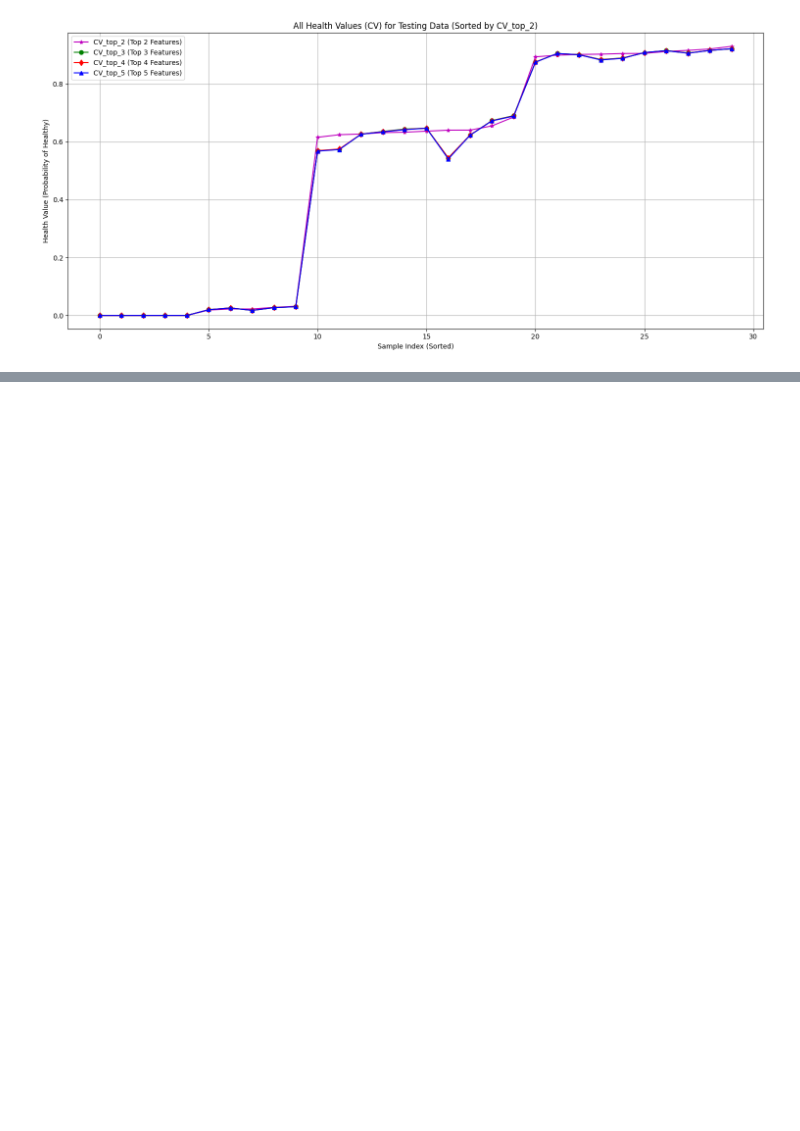
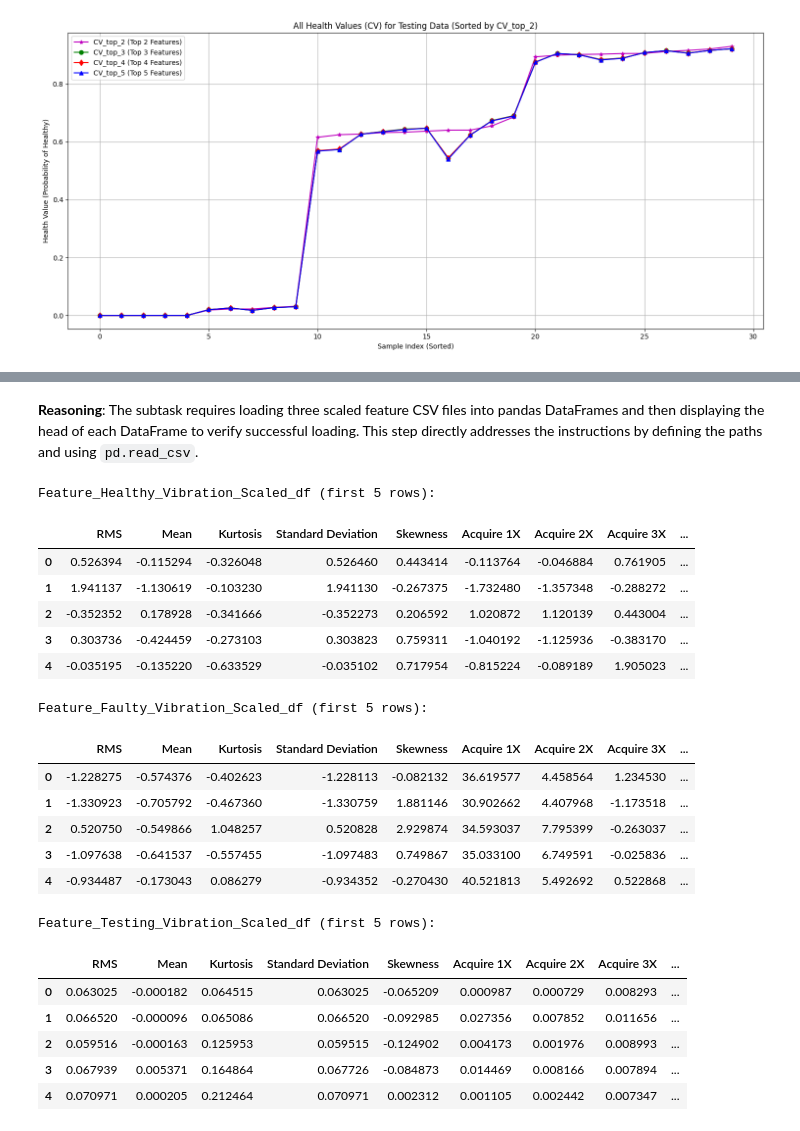
Before and after one commit to sula316/ML_Exercise1_Rotary_machine, a Jupyter notebook: ML_Exercise1_Rotary_machine_Step1_Data_Preprocessing.ipynb, the cells around one changed output, grey strips where cells are left out. Drawn from its saved outputs; the diff is of its cells as text; code cells hidden in the pictures; blank space fills up the shorter version.

```diff
--- a/ML_Exercise1_Rotary_machine_Step1_Data_Preprocessing.ipynb
+++ b/ML_Exercise1_Rotary_machine_Step1_Data_Preprocessing.ipynb
@@ -1923,0 +1984,53 @@ plt.show()
+# %% [markdown]
+**Reasoning**:
+The subtask requires loading three scaled feature CSV files into pandas DataFrames and then displaying the head of each DataFrame to verify successful loading. This step directly addresses the instructions by defining the paths and using `pd.read_csv`.
+# %%
+import pandas as pd
+import os
+
+# Define the directory where scaled data is saved
+save_directory_scaled_data = '/content/drive/MyDrive/ML_Exercise1_Rotary_machine/data/Clean_data'
+
+# 1. Load Feature_Healthy_Vibration_Scaled.csv
+output_path_scaled_healthy = os.path.join(save_directory_scaled_data, 'Feature_Healthy_Vibration_Scaled.csv')
+Feature_Healthy_Vibration_Scaled_df = pd.read_csv(output_path_scaled_healthy)
+
+# 2. Load Feature_Faulty_Vibration_Scaled.csv
+output_path_scaled_faulty = os.path.join(save_directory_scaled_data, 'Feature_Faulty_Vibration_Scaled.csv')
+Feature_Faulty_Vibration_Scaled_df = pd.read_csv(output_path_scaled_faulty)
+
+# 3. Load Feature_Testing_Vibration_Scaled.csv
+output_path_scaled_testing = os.path.join(save_directory_scaled_data, 'Feature_Testing_Vibration.csv') # Note: The existing cell saves testing data as 'Feature_Testing_Vibration.csv'
+Feature_Testing_Vibration_Scaled_df = pd.read_csv(output_path_scaled_testing)
+
+# 4. Display the first few rows of each DataFrame
+print("Feature_Healthy_Vibration_Scaled_df (first 5 rows):")
+display(Feature_Healthy_Vibration_Scaled_df.head())
+
+print("\nFeature_Faulty_Vibration_Scaled_df (first 5 rows):")
+display(Feature_Faulty_Vibration_Scaled_df.head())
+
+print("\nFeature_Testing_Vibration_Scaled_df (first 5 rows):")
+display(Feature_Testing_Vibration_Scaled_df.head())
+# %% [output]
+Feature_Healthy_Vibration_Scaled_df (first 5 rows):
+|  | RMS | Mean | Kurtosis | Standard Deviation | Skewness | Acquire 1X | Acquire 2X | Acquire 3X | ... |
+| 0 | 0.526394 | -0.115294 | -0.326048 | 0.526460 | 0.443414 | -0.113764 | -0.046884 | 0.761905 | ... |
+| 1 | 1.941137 | -1.130619 | -0.103230 | 1.941130 | -0.267375 | -1.732480 | -1.357348 | -0.288272 | ... |
+| 2 | -0.352352 | 0.178928 | -0.341666 | -0.352273 | 0.206592 | 1.020872 | 1.120139 | 0.443004 | ... |
+| 3 | 0.303736 | -0.424459 | -0.273103 | 0.303823 | 0.759311 | -1.040192 | -1.125936 | -0.383170 | ... |
+| 4 | -0.035195 | -0.135220 | -0.633529 | -0.035102 | 0.717954 | -0.815224 | -0.089189 | 1.905023 | ... |
+Feature_Faulty_Vibration_Scaled_df (first 5 rows):
+|  | RMS | Mean | Kurtosis | Standard Deviation | Skewness | Acquire 1X | Acquire 2X | Acquire 3X | ... |
+| 0 | -1.228275 | -0.574376 | -0.402623 | -1.228113 | -0.082132 | 36.619577 | 4.458564 | 1.234530 | ... |
+| 1 | -1.330923 | -0.705792 | -0.467360 | -1.330759 | 1.881146 | 30.902662 | 4.407968 | -1.173518 | ... |
+| 2 | 0.520750 | -0.549866 | 1.048257 | 0.520828 | 2.929874 | 34.593037 | 7.795399 | -0.263037 | ... |
+| 3 | -1.097638 | -0.641537 | -0.557455 | -1.097483 | 0.749867 | 35.033100 | 6.749591 | -0.025836 | ... |
+| 4 | -0.934487 | -0.173043 | 0.086279 | -0.934352 | -0.270430 | 40.521813 | 5.492692 | 0.522868 | ... |
+Feature_Testing_Vibration_Scaled_df (first 5 rows):
+|  | RMS | Mean | Kurtosis | Standard Deviation | Skewness | Acquire 1X | Acquire 2X | Acquire 3X | ... |
+| 0 | 0.063025 | -0.000182 | 0.064515 | 0.063025 | -0.065209 | 0.000987 | 0.000729 | 0.008293 | ... |
+| 1 | 0.066520 | -0.000096 | 0.065086 | 0.066520 | -0.092985 | 0.027356 | 0.007852 | 0.011656 | ... |
+| 2 | 0.059516 | -0.000163 | 0.125953 | 0.059515 | -0.124902 | 0.004173 | 0.001976 | 0.008993 | ... |
+| 3 | 0.067939 | 0.005371 | 0.164864 | 0.067726 | -0.084873 | 0.014469 | 0.008166 | 0.007894 | ... |
+| 4 | 0.070971 | 0.000205 | 0.212464 | 0.070971 | 0.002312 | 0.001105 | 0.002442 | 0.007347 | ... |
```
Also changed, not shown: parts of 21 cells of this notebook.
